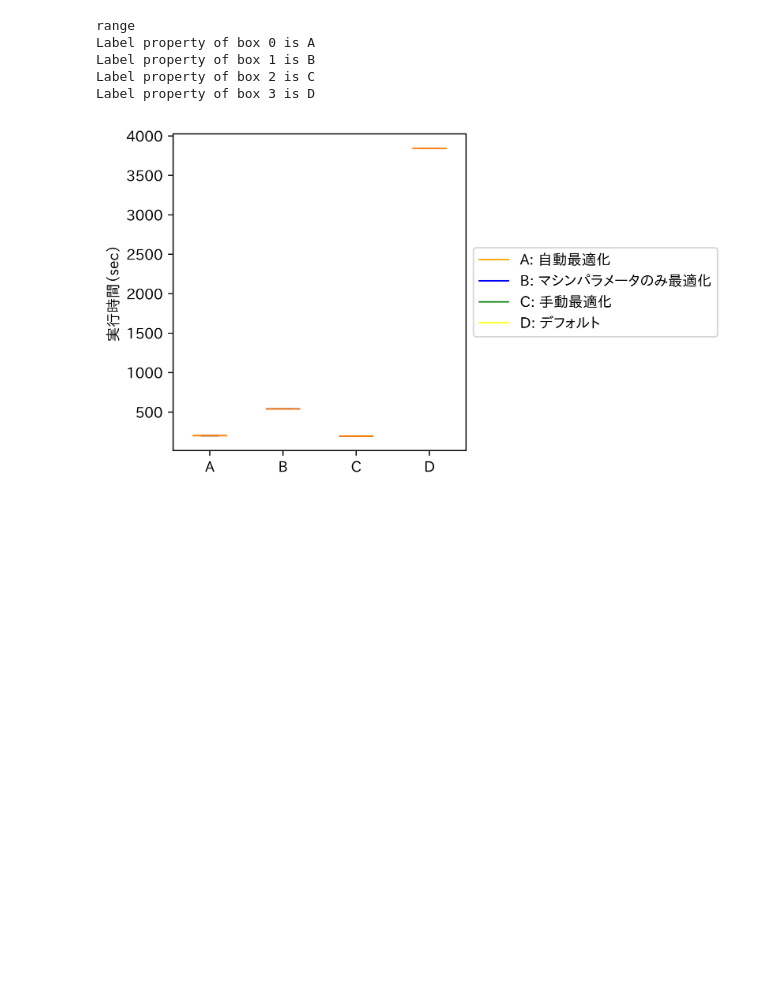
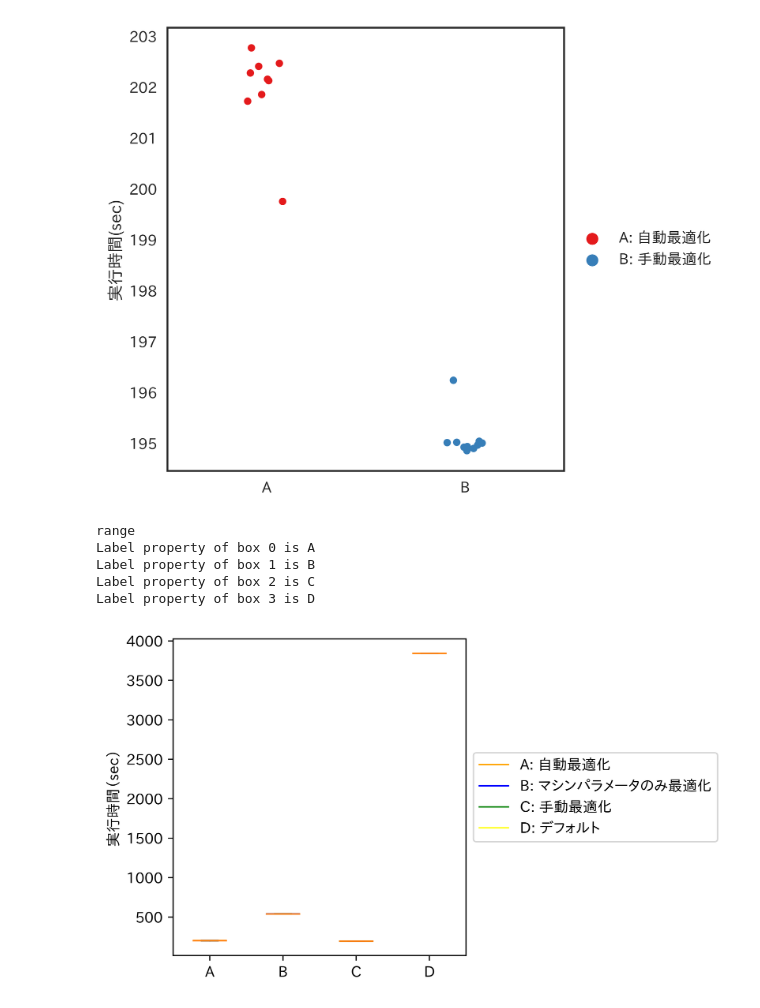
Before and after one commit to hashmup/genie, a Jupyter notebook: analyze/compare.ipynb, the cells around one changed output. Cells and saved outputs as stored; diff of their text form; code cells hidden in the pictures; blank space fills up the shorter version.

```diff
--- a/analyze/compare.ipynb
+++ b/analyze/compare.ipynb
@@ -38,6 +38,36 @@ def boxplot(data, table, filename, _range='range'):
     ax.legend(loc='center left', bbox_to_anchor=(1, 0.5), fontsize=10)
     fig.savefig(join("/Users/hashmup/Dropbox/研究室/卒業論文/thesis/images", filename))
     plt.show()
+# %%
+import seaborn as sns
+# sns.set_style(style="white")
+sns.set(font='IPAPGothic', style="white")
+def scatter_med(data, table, filename):
+    label = []
+    xtick = []
+    value = []
+    for k in data:
+        for v in data[k]:
+            value.append(v)
+            label.append("{0}: {1}".format(table[k], k))
+        xtick.append(table[k])
+    df = pd.DataFrame({
+        "category": label,
+        "実行時間(sec)": value
+    })
+    meds = []
+    for k in data:
+        med = df.loc[df["category"] == "{0}: {1}".format(table[k], k)].median()['実行時間(sec)']
+        meds.append(med)
+    fig, ax = plt.subplots(dpi=900)
+    sns.stripplot(x="category", y="実行時間(sec)", edgecolor="none", hue="category", palette="Set1", data=df, jitter=True)
+    box = ax.get_position()
+    ax.set_position([box.x0, box.y0, box.width * 0.6, box.height])
+    ax.set_xlabel('')
+    ax.set_xticklabels(xtick)
+    ax.legend(loc='center left', bbox_to_anchor=(1, 0.5), fontsize=10)
+    fig.savefig(join("/Users/hashmup/Dropbox/研究室/卒業論文/thesis/images", filename))
+    plt.show()
 # %%
 df_cluster = {
     "自動最適化": [220.992026, 192.518224, 194.101569, 220.950808, 220.335424, 225.530369, 192.859105, 225.757215, 220.190401, 193.026961],
@@ -84,3 +138,15 @@ Label property of box 3 is D
+# %%
+table5 = {
+    "自動最適化": "A",
+    "手動最適化": "B",
+}
+df_k = {
+    "自動最適化": [202.158979 ,202.775673, 199.756990, 201.858775, 202.281723, 202.130959, 202.471293, 202.411957, 201.727052],
+    "手動最適化": [194.901470, 196.241227, 194.939445, 195.043659, 195.016793, 195.008183, 194.926891, 194.858799, 194.967911, 195.023119],
+}
+scatter_med(df_k, table5, "k-compare-3.pdf")
+# %% [output]
+[figure, added]
 # %%
 df_k = {
     "自動最適化": [202.158979 ,202.775673, 199.756990, 201.858775, 202.281723, 202.130959, 202.471293, 202.411957, 201.727052],
```
Also changed, not shown: parts of 7 cells of this notebook, 4 other files.
